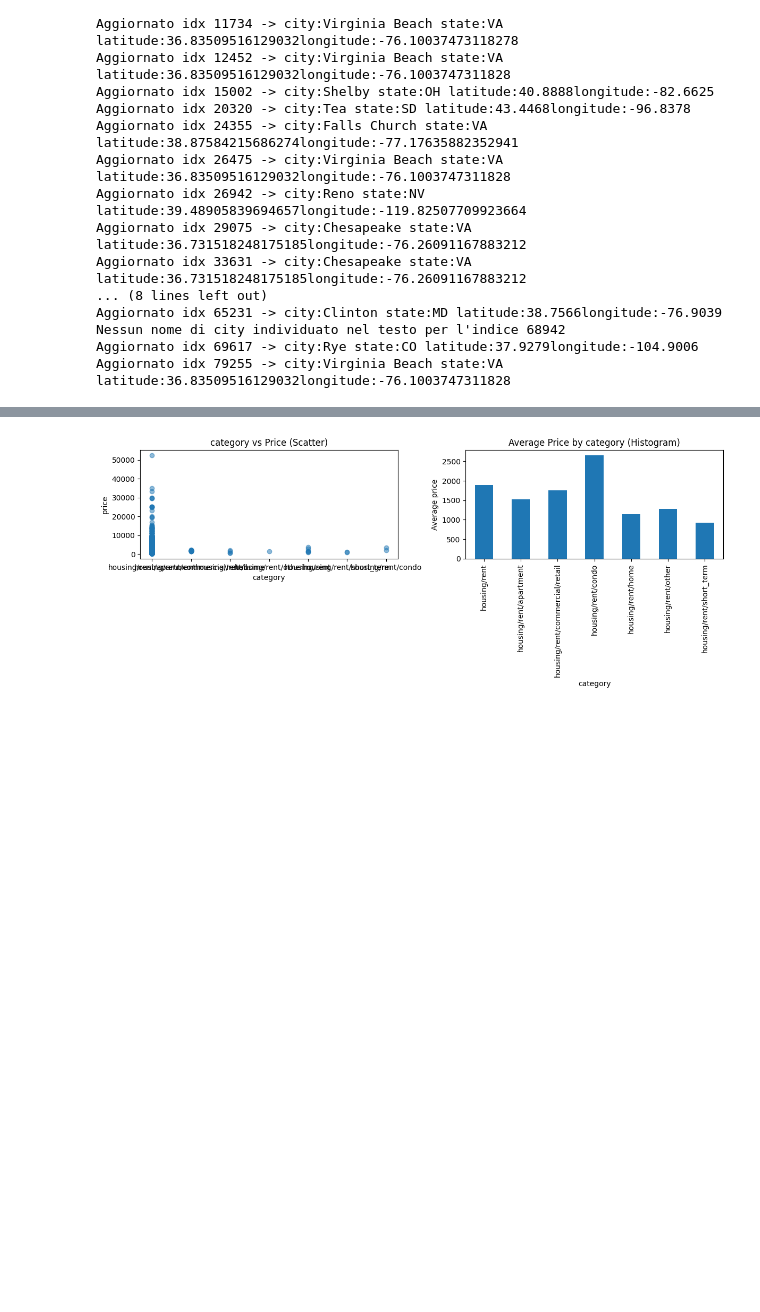
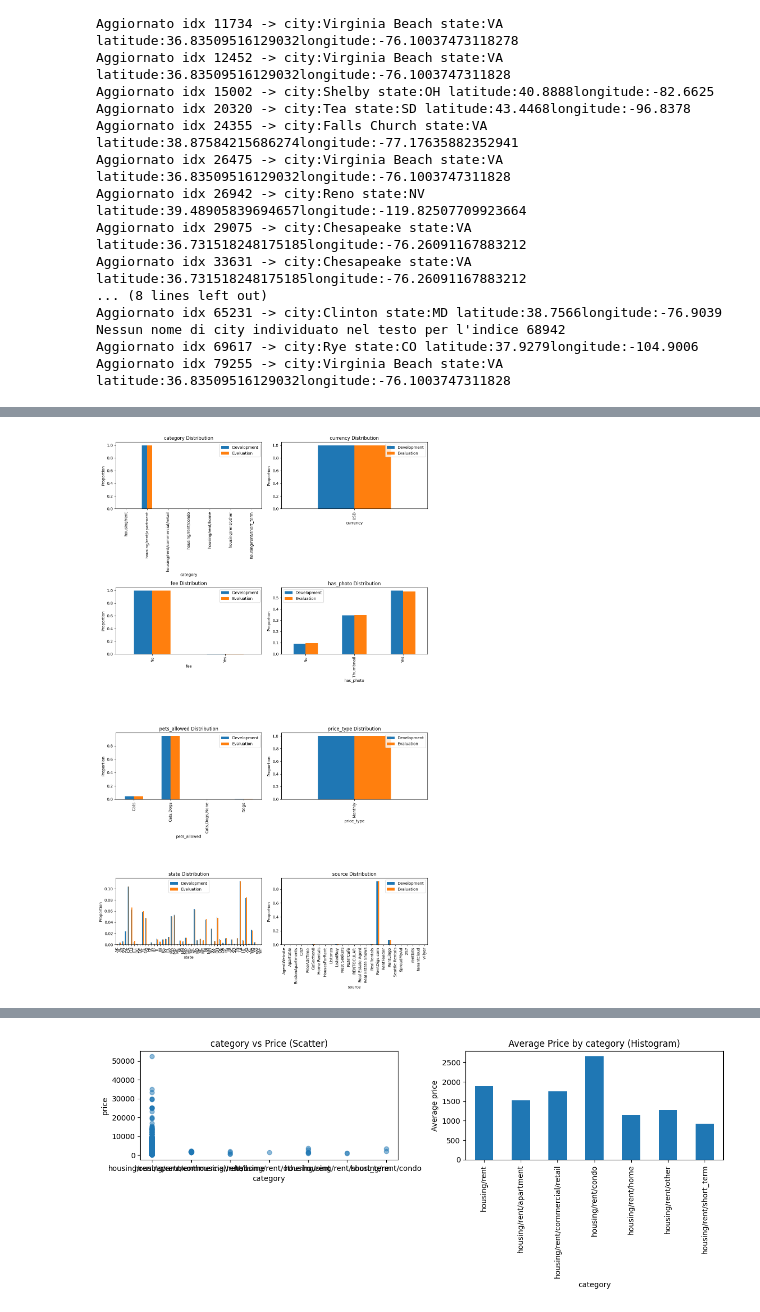
Before and after one commit to giulianaparadiso99/Data-science-lab-process-and-methods, a Jupyter notebook: main2.ipynb, the cells around one changed output, grey strips where cells are left out. Cells and saved outputs as stored; diff of their text form; code cells hidden in the pictures; blank space fills up the shorter version.

```diff
--- a/main2.ipynb
+++ b/main2.ipynb
@@ -227,0 +242,39 @@ stats(evaluate_df)
+# %%
+def compare_categorical_distributions(df1, df2, categorical_features=None):
+    """
+    Confronta le distribuzioni delle caratteristiche categoriche di due dataset.
+    """
+    if categorical_features is None:
+        categorical_features = df1.select_dtypes(include='object').columns
+
+    num_features = len(categorical_features)
+    ncols = 2
+    nrows = (num_features + 1) // ncols
+
+    plt.figure(figsize=(12, 5*nrows))
+    for i, col in enumerate(categorical_features, 1):
+        plt.subplot(nrows, ncols, i)
+        freq_df1 = df1[col].value_counts(normalize=True)
+        freq_df2 = df2[col].value_counts(normalize=True)
+
+        freq = pd.DataFrame({'Development': freq_df1, 'Evaluation': freq_df2}).fillna(0)
+        freq = freq.sort_index()
+
+        freq.plot(kind='bar', color=['#1f77b4', '#ff7f0e'], ax=plt.gca())
+
+        cleaned_labels = [label.replace('$', r'\$') for label in freq.index]
+        plt.xticks(range(len(cleaned_labels)), cleaned_labels, rotation=90)
+        plt.title(f'{col} Distribution')
+        plt.xlabel(col)
+        plt.ylabel('Proportion')
+        plt.legend()
+
+    plt.tight_layout()
+    plt.show()
+# %%
+df_plot_cat = df.drop(columns=['price', 'id','amenities','title','body','address','cityname'])
+df_eval_plot_cat = evaluate_df.drop(columns=['id','amenities','title','body','address','cityname'])
+# %%
+compare_categorical_distributions(df_plot_cat, df_eval_plot_cat)
+# %% [output]
+[figure, added]
```
Also changed, not shown: parts of 8 cells of this notebook.
